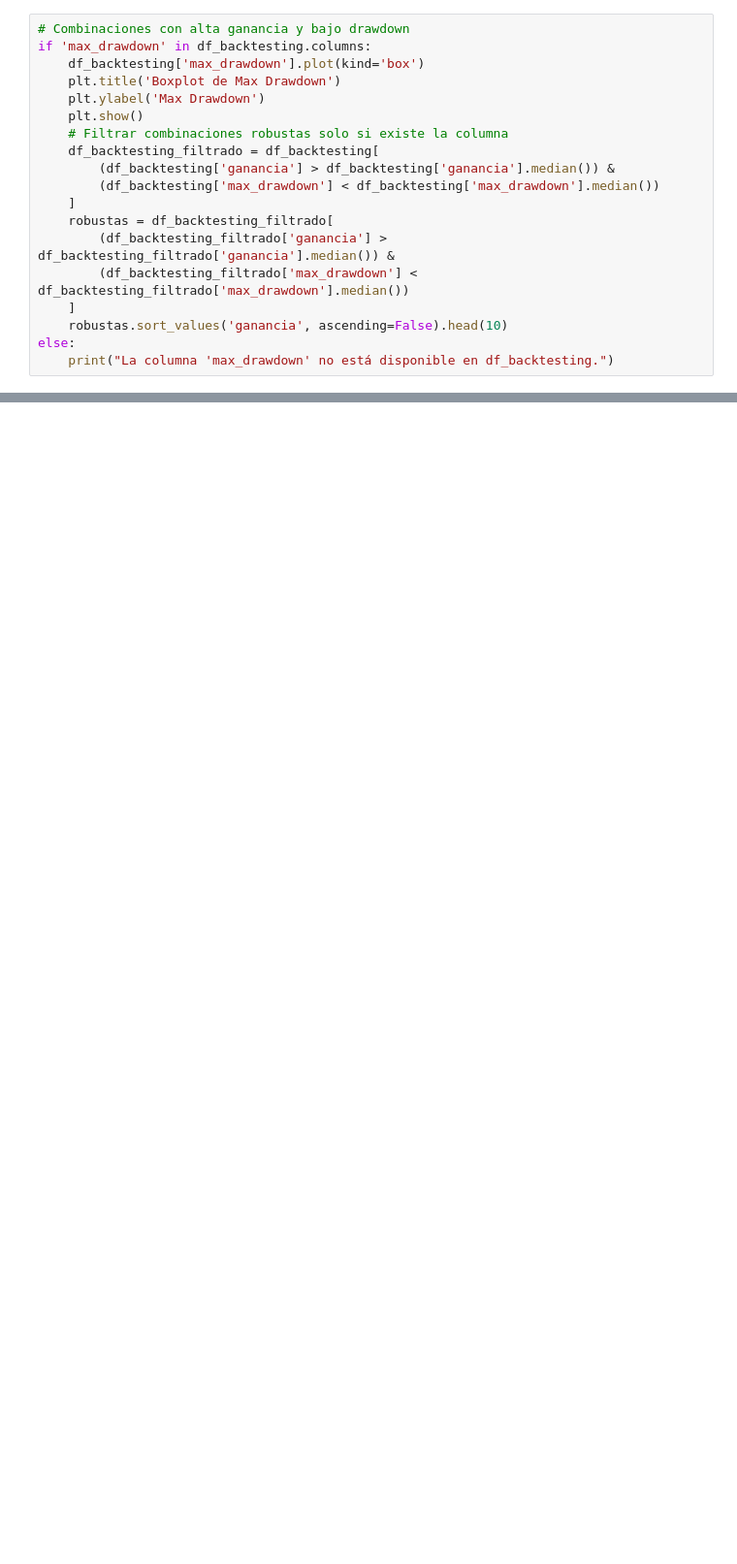
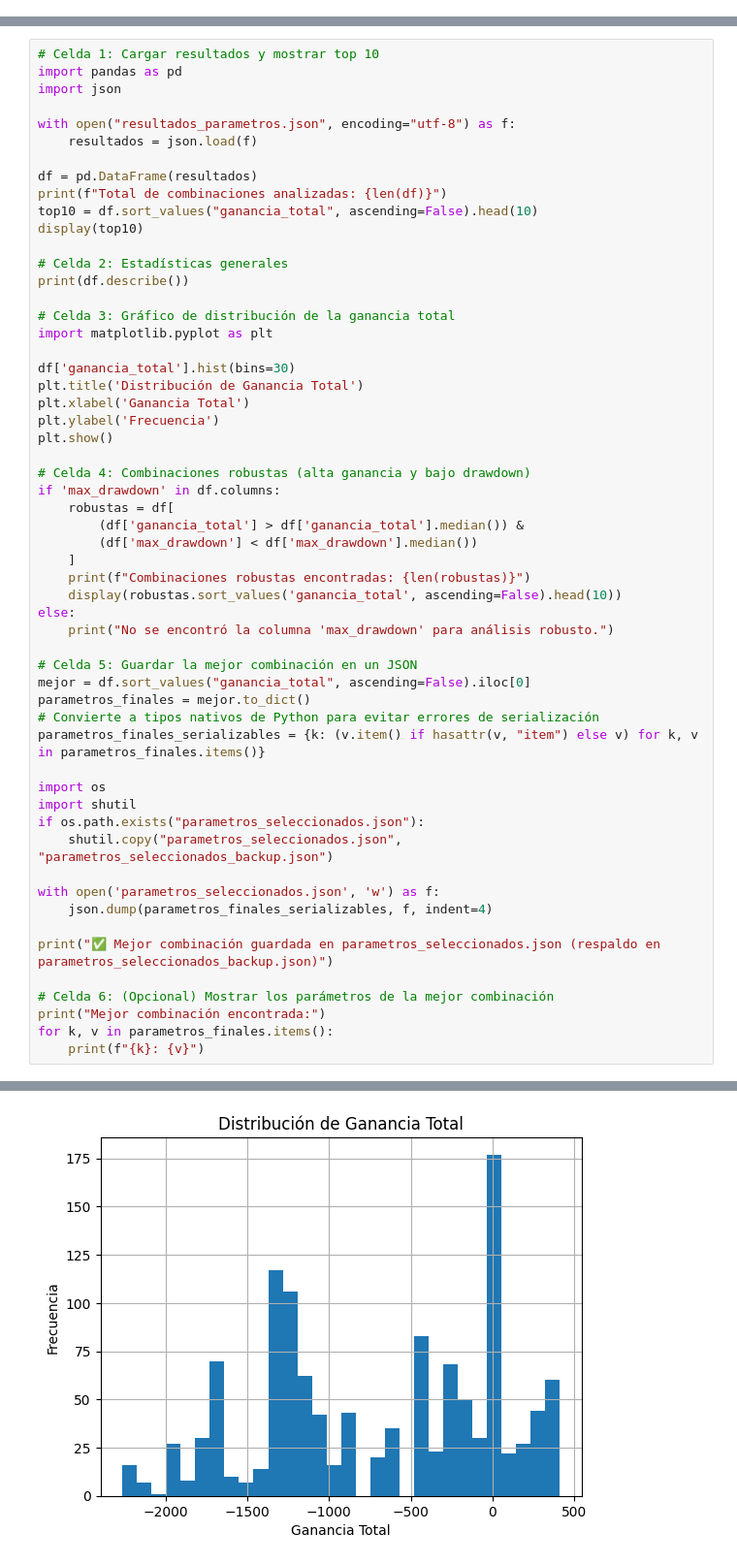
Before and after one commit to Jose-TorresCL/bot-trading, a Jupyter notebook: analisis_resultados.ipynb, the cells around one changed output, grey strips where cells are left out. Shown: that part at 97% size. Cells and saved outputs as stored; diff of their text form; blank space fills up the shorter version.

```diff
--- a/analisis_resultados.ipynb
+++ b/analisis_resultados.ipynb
@@ -156,19 +0,0 @@ top10[['tipo', 'precio', 'indice', 'timestamp', 'tipo_mercado', 'indicadores_usa
-# %%
-# Combinaciones con alta ganancia y bajo drawdown
-if 'max_drawdown' in df_backtesting.columns:
-    df_backtesting['max_drawdown'].plot(kind='box')
-    plt.title('Boxplot de Max Drawdown')
-    plt.ylabel('Max Drawdown')
-    plt.show()
-    # Filtrar combinaciones robustas solo si existe la columna
-    df_backtesting_filtrado = df_backtesting[
-        (df_backtesting['ganancia'] > df_backtesting['ganancia'].median()) &
-        (df_backtesting['max_drawdown'] < df_backtesting['max_drawdown'].median())
-    ]
-    robustas = df_backtesting_filtrado[
-        (df_backtesting_filtrado['ganancia'] > df_backtesting_filtrado['ganancia'].median()) &
-        (df_backtesting_filtrado['max_drawdown'] < df_backtesting_filtrado['max_drawdown'].median())
-    ]
-    robustas.sort_values('ganancia', ascending=False).head(10)
-else:
-    print("La columna 'max_drawdown' no está disponible en df_backtesting.")
@@ -285,0 +1,57 @@ Index(['tipo', 'precio', 'indice', 'timestamp', 'tipo_mercado',
+# %%
+# Celda 1: Cargar resultados y mostrar top 10
+import pandas as pd
+import json
+
+with open("resultados_parametros.json", encoding="utf-8") as f:
+    resultados = json.load(f)
+
+df = pd.DataFrame(resultados)
+print(f"Total de combinaciones analizadas: {len(df)}")
+top10 = df.sort_values("ganancia_total", ascending=False).head(10)
+display(top10)
+
+# Celda 2: Estadísticas generales
+print(df.describe())
+
+# Celda 3: Gráfico de distribución de la ganancia total
+import matplotlib.pyplot as plt
+
+df['ganancia_total'].hist(bins=30)
+plt.title('Distribución de Ganancia Total')
+plt.xlabel('Ganancia Total')
+plt.ylabel('Frecuencia')
+plt.show()
+
+# Celda 4: Combinaciones robustas (alta ganancia y bajo drawdown)
+if 'max_drawdown' in df.columns:
+    robustas = df[
+        (df['ganancia_total'] > df['ganancia_total'].median()) &
+        (df['max_drawdown'] < df['max_drawdown'].median())
+    ]
+    print(f"Combinaciones robustas encontradas: {len(robustas)}")
+    display(robustas.sort_values('ganancia_total', ascending=False).head(10))
+else:
+    print("No se encontró la columna 'max_drawdown' para análisis robusto.")
+
+# Celda 5: Guardar la mejor combinación en un JSON
+mejor = df.sort_values("ganancia_total", ascending=False).iloc[0]
+parametros_finales = mejor.to_dict()
+# Convierte a tipos nativos de Python para evitar errores de serialización
+parametros_finales_serializables = {k: (v.item() if hasattr(v, "item") else v) for k, v in parametros_finales.items()}
+
+import os
+import shutil
+if os.path.exists("parametros_seleccionados.json"):
+    shutil.copy("parametros_seleccionados.json", "parametros_seleccionados_backup.json")
+
+with open('parametros_seleccionados.json', 'w') as f:
+    json.dump(parametros_finales_serializables, f, indent=4)
+
+print("✅ Mejor combinación guardada en parametros_seleccionados.json (respaldo en parametros_seleccionados_backup.json)")
+
+# Celda 6: (Opcional) Mostrar los parámetros de la mejor combinación
+print("Mejor combinación encontrada:")
+for k, v in parametros_finales.items():
+    print(f"{k}: {v}")
+# %% [output]
@@ -285,0 +87 @@ Index(['tipo', 'precio', 'indice', 'timestamp', 'tipo_mercado',
+[figure, added]
```
Also changed, not shown: parts of 18 cells of this notebook, 29 other files.
